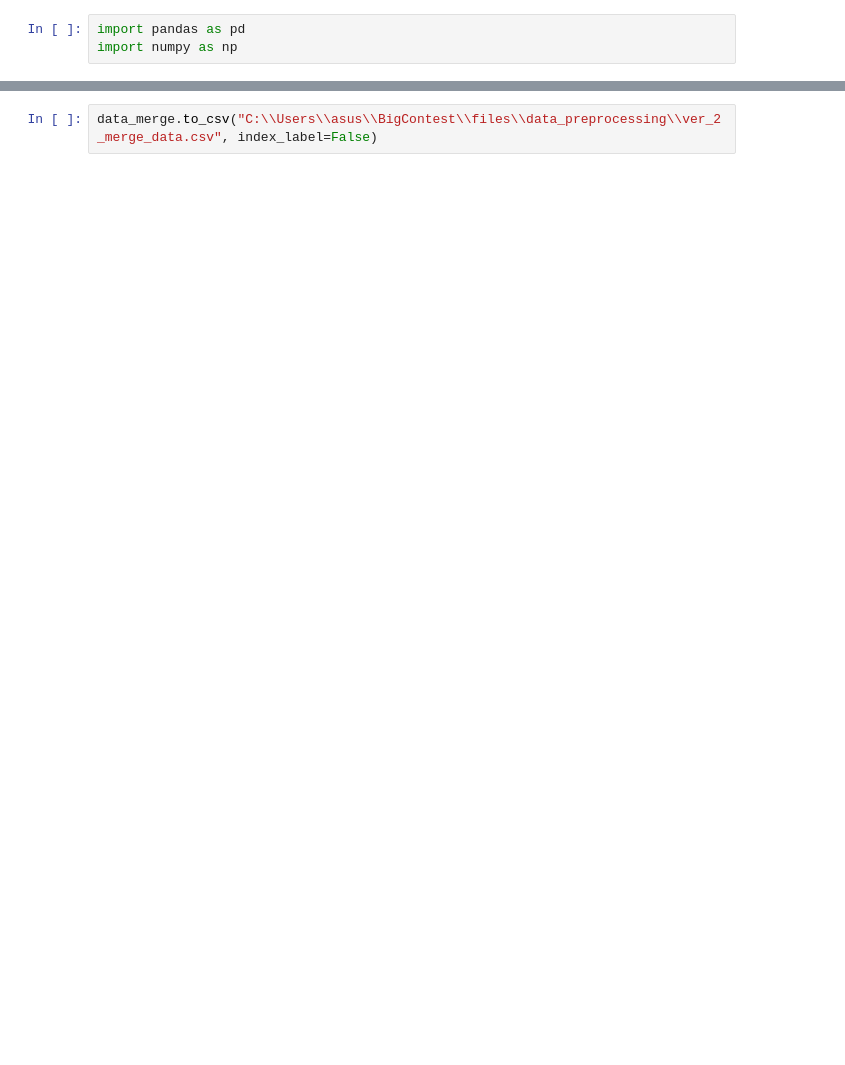
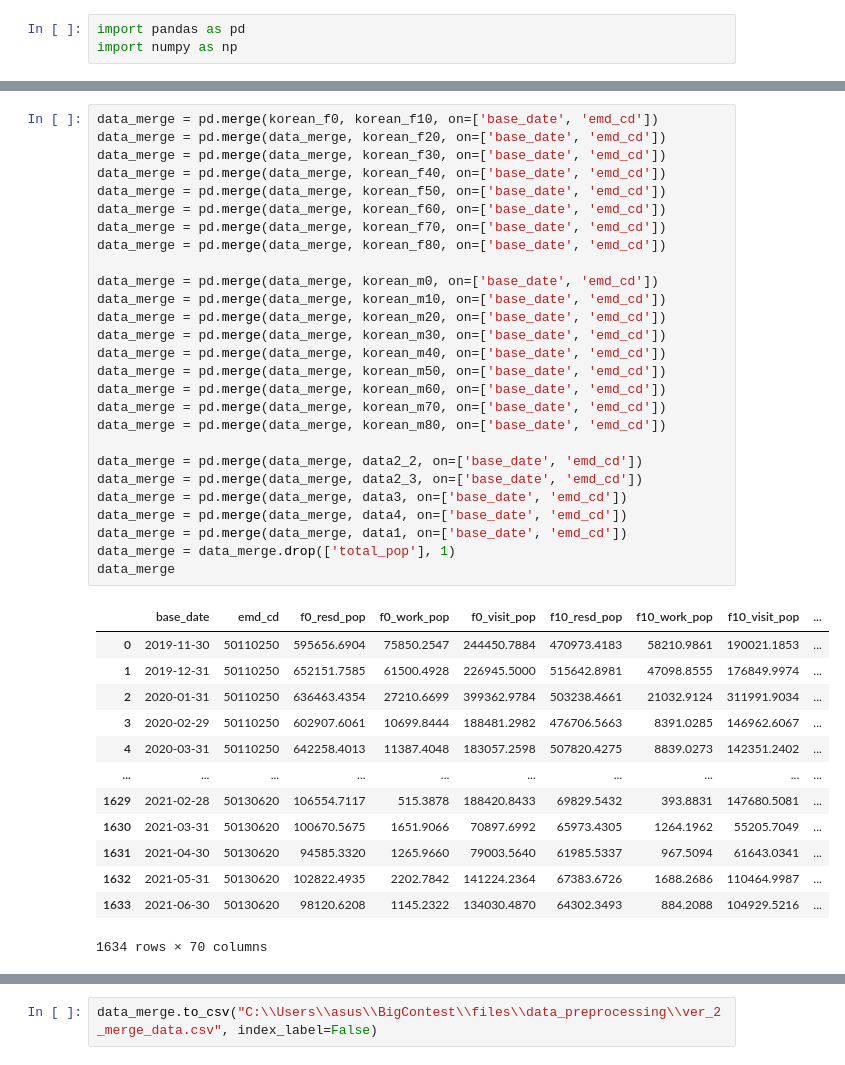
Before and after one commit to CUAI-CAU/BigContest_ECOtamra, a Jupyter notebook: code/preprocessing/merge_data_ver_2.ipynb, the cells around one changed output, grey strips where cells are left out. Drawn from its saved outputs; the diff is of its cells as text; blank space fills up the shorter version.

```diff
--- a/code/preprocessing/merge_data_ver_2.ipynb
+++ b/code/preprocessing/merge_data_ver_2.ipynb
@@ -49,0 +30,41 @@ data_merge
+# %%
+data_merge = pd.merge(korean_f0, korean_f10, on=['base_date', 'emd_cd'])
+data_merge = pd.merge(data_merge, korean_f20, on=['base_date', 'emd_cd'])
+data_merge = pd.merge(data_merge, korean_f30, on=['base_date', 'emd_cd'])
+data_merge = pd.merge(data_merge, korean_f40, on=['base_date', 'emd_cd'])
+data_merge = pd.merge(data_merge, korean_f50, on=['base_date', 'emd_cd'])
+data_merge = pd.merge(data_merge, korean_f60, on=['base_date', 'emd_cd'])
+data_merge = pd.merge(data_merge, korean_f70, on=['base_date', 'emd_cd'])
+data_merge = pd.merge(data_merge, korean_f80, on=['base_date', 'emd_cd'])
+
+data_merge = pd.merge(data_merge, korean_m0, on=['base_date', 'emd_cd'])
+data_merge = pd.merge(data_merge, korean_m10, on=['base_date', 'emd_cd'])
+data_merge = pd.merge(data_merge, korean_m20, on=['base_date', 'emd_cd'])
+data_merge = pd.merge(data_merge, korean_m30, on=['base_date', 'emd_cd'])
+data_merge = pd.merge(data_merge, korean_m40, on=['base_date', 'emd_cd'])
+data_merge = pd.merge(data_merge, korean_m50, on=['base_date', 'emd_cd'])
+data_merge = pd.merge(data_merge, korean_m60, on=['base_date', 'emd_cd'])
+data_merge = pd.merge(data_merge, korean_m70, on=['base_date', 'emd_cd'])
+data_merge = pd.merge(data_merge, korean_m80, on=['base_date', 'emd_cd'])
+
+data_merge = pd.merge(data_merge, data2_2, on=['base_date', 'emd_cd'])
+data_merge = pd.merge(data_merge, data2_3, on=['base_date', 'emd_cd'])
+data_merge = pd.merge(data_merge, data3, on=['base_date', 'emd_cd'])
+data_merge = pd.merge(data_merge, data4, on=['base_date', 'emd_cd'])
+data_merge = pd.merge(data_merge, data1, on=['base_date', 'emd_cd'])
+data_merge = data_merge.drop(['total_pop'], 1)
+data_merge
+# %% [output]
+|  | base_date | emd_cd | f0_resd_pop | f0_work_pop | f0_visit_pop | f10_resd_pop | f10_work_pop | f10_visit_pop | ... |
+| 0 | 2019-11-30 | 50110250 | 595656.6904 | 75850.2547 | 244450.7884 | 470973.4183 | 58210.9861 | 190021.1853 | ... |
+| 1 | 2019-12-31 | 50110250 | 652151.7585 | 61500.4928 | 226945.5000 | 515642.8981 | 47098.8555 | 176849.9974 | ... |
+| 2 | 2020-01-31 | 50110250 | 636463.4354 | 27210.6699 | 399362.9784 | 503238.4661 | 21032.9124 | 311991.9034 | ... |
+| 3 | 2020-02-29 | 50110250 | 602907.6061 | 10699.8444 | 188481.2982 | 476706.5663 | 8391.0285 | 146962.6067 | ... |
+| 4 | 2020-03-31 | 50110250 | 642258.4013 | 11387.4048 | 183057.2598 | 507820.4275 | 8839.0273 | 142351.2402 | ... |
+| ... | ... | ... | ... | ... | ... | ... | ... | ... | ... |
+| 1629 | 2021-02-28 | 50130620 | 106554.7117 | 515.3878 | 188420.8433 | 69829.5432 | 393.8831 | 147680.5081 | ... |
+| 1630 | 2021-03-31 | 50130620 | 100670.5675 | 1651.9066 | 70897.6992 | 65973.4305 | 1264.1962 | 55205.7049 | ... |
+| 1631 | 2021-04-30 | 50130620 | 94585.3320 | 1265.9660 | 79003.5640 | 61985.5337 | 967.5094 | 61643.0341 | ... |
+| 1632 | 2021-05-31 | 50130620 | 102822.4935 | 2202.7842 | 141224.2364 | 67383.6726 | 1688.2686 | 110464.9987 | ... |
+| 1633 | 2021-06-30 | 50130620 | 98120.6208 | 1145.2322 | 134030.4870 | 64302.3493 | 884.2088 | 104929.5216 | ... |
+1634 rows × 70 columns
```
Also changed, not shown: parts of 6 cells of this notebook.
